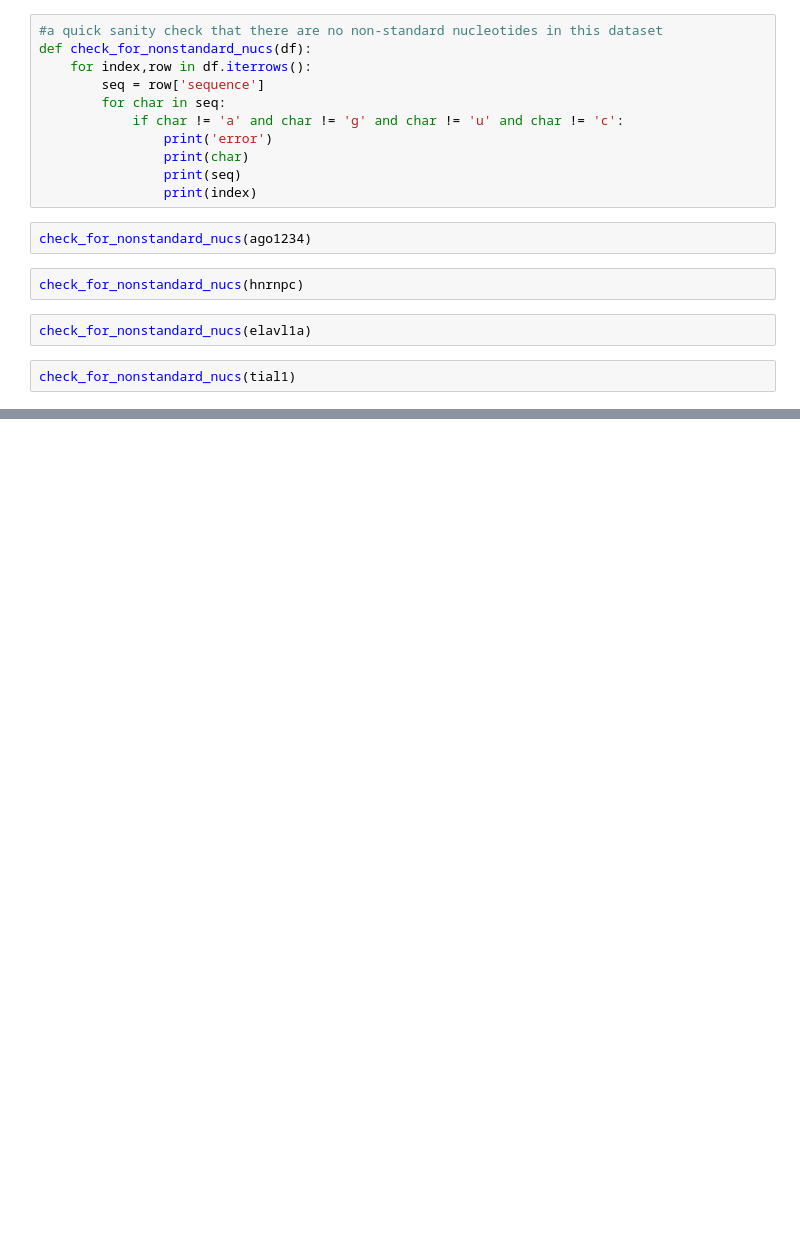
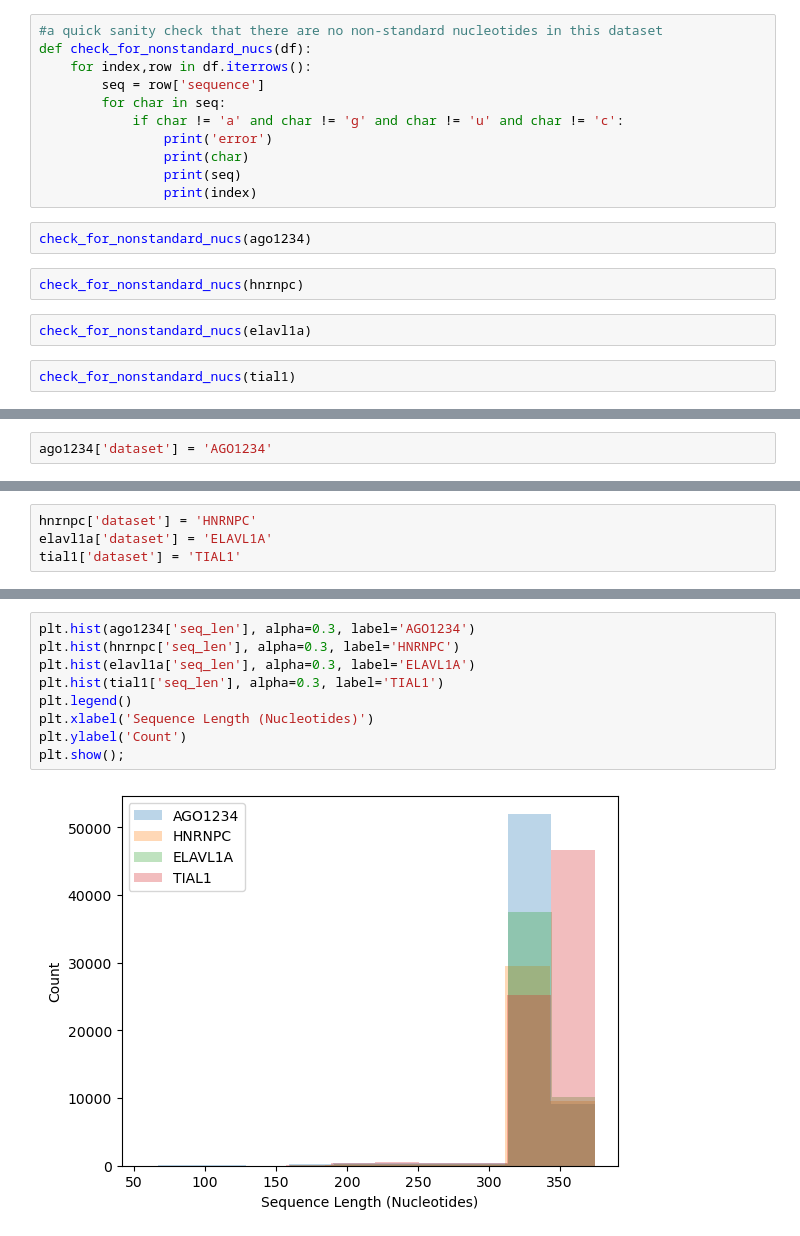
Before and after one commit to gnye8/RBP_Prediction, a Jupyter notebook: notebooks/Data_Wrangling.ipynb, the cells around one changed output, grey strips where cells are left out. Drawn from its saved outputs; the diff is of its cells as text; blank space fills up the shorter version.

```diff
--- a/notebooks/Data_Wrangling.ipynb
+++ b/notebooks/Data_Wrangling.ipynb
@@ -766,0 +787,2 @@ check_for_nonstandard_nucs(tial1)
+# %%
+ago1234['dataset'] = 'AGO1234'
@@ -766,0 +804,4 @@ check_for_nonstandard_nucs(tial1)
+# %%
+hnrnpc['dataset'] = 'HNRNPC'
+elavl1a['dataset'] = 'ELAVL1A'
+tial1['dataset'] = 'TIAL1'
@@ -766,0 +824,11 @@ check_for_nonstandard_nucs(tial1)
+# %%
+plt.hist(ago1234['seq_len'], alpha=0.3, label='AGO1234')
+plt.hist(hnrnpc['seq_len'], alpha=0.3, label='HNRNPC')
+plt.hist(elavl1a['seq_len'], alpha=0.3, label='ELAVL1A')
+plt.hist(tial1['seq_len'], alpha=0.3, label='TIAL1')
+plt.legend()
+plt.xlabel('Sequence Length (Nucleotides)')
+plt.ylabel('Count')
+plt.show();
+# %% [output]
+[figure, added]
```
Also changed, not shown: parts of 34 cells of this notebook, 4 other files.
